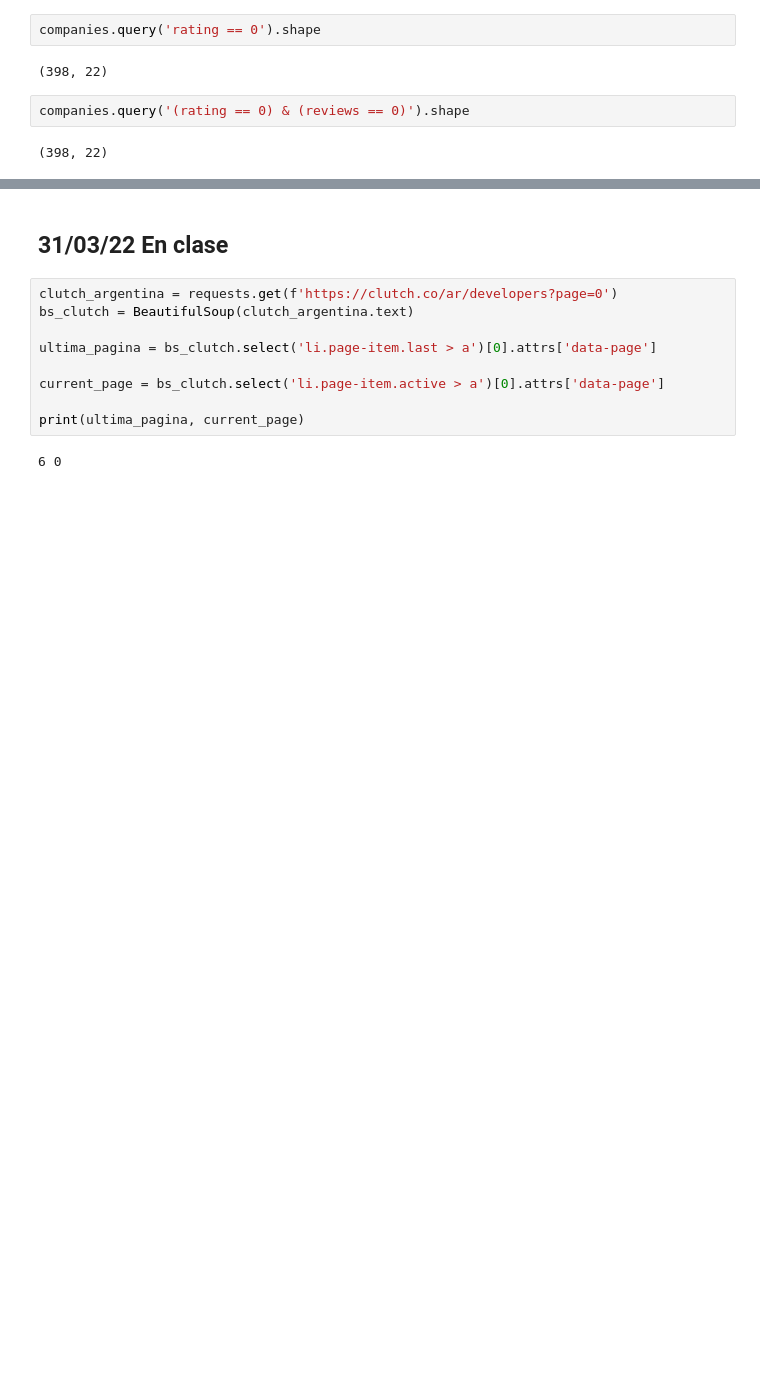
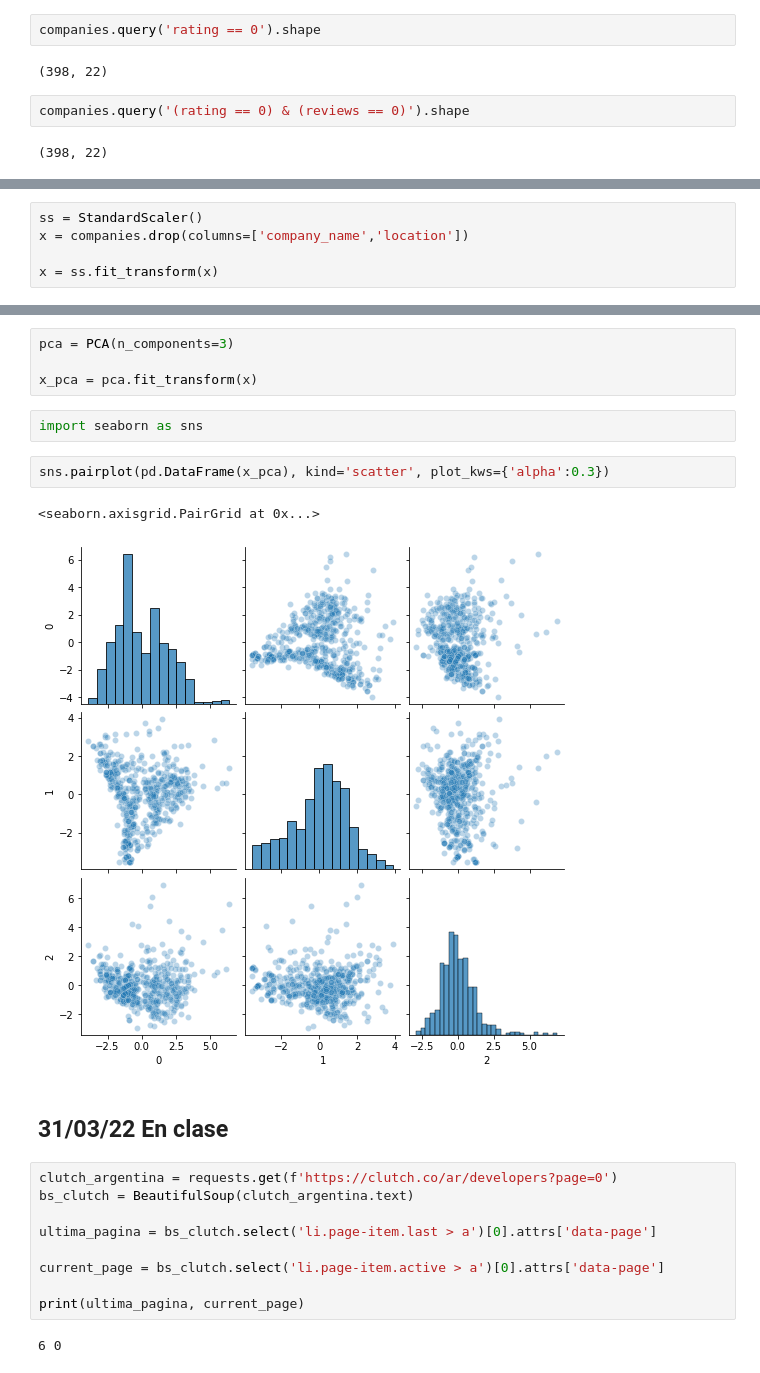
Before and after one commit to alexiswalker/grupo_3, a Jupyter notebook: webmining/tp_web_mining.ipynb, the cells around one changed output, grey strips where cells are left out. Saved outputs shown, nothing was run; the diff lists cells and outputs as text; blank space fills up the shorter version.

```diff
--- a/webmining/tp_web_mining.ipynb
+++ b/webmining/tp_web_mining.ipynb
@@ -354,0 +359,5 @@ companies.query('(rating == 0) & (reviews == 0)').shape
+# %%
+ss = StandardScaler()
+x = companies.drop(columns=['company_name','location'])
+
+x = ss.fit_transform(x)
@@ -355,3 +380,14 @@ companies.query('(rating == 0) & (reviews == 0)').shape
+# %%
+pca = PCA(n_components=3)
+
+x_pca = pca.fit_transform(x)
+# %%
+import seaborn as sns
+# %%
+sns.pairplot(pd.DataFrame(x_pca), kind='scatter', plot_kws={'alpha':0.3})
+# %% [output]
+<seaborn.axisgrid.PairGrid at 0x...>
+[figure, added]
 # %% [markdown]
 ## 31/03/22 En clase
 # %%
```
Also changed, not shown: parts of 2 cells of this notebook.
